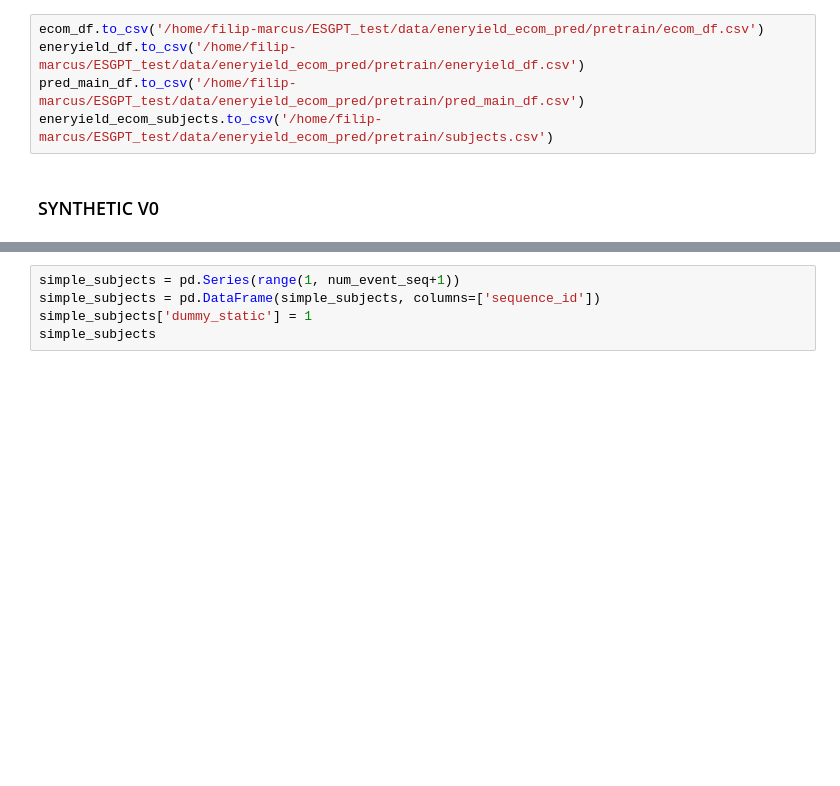
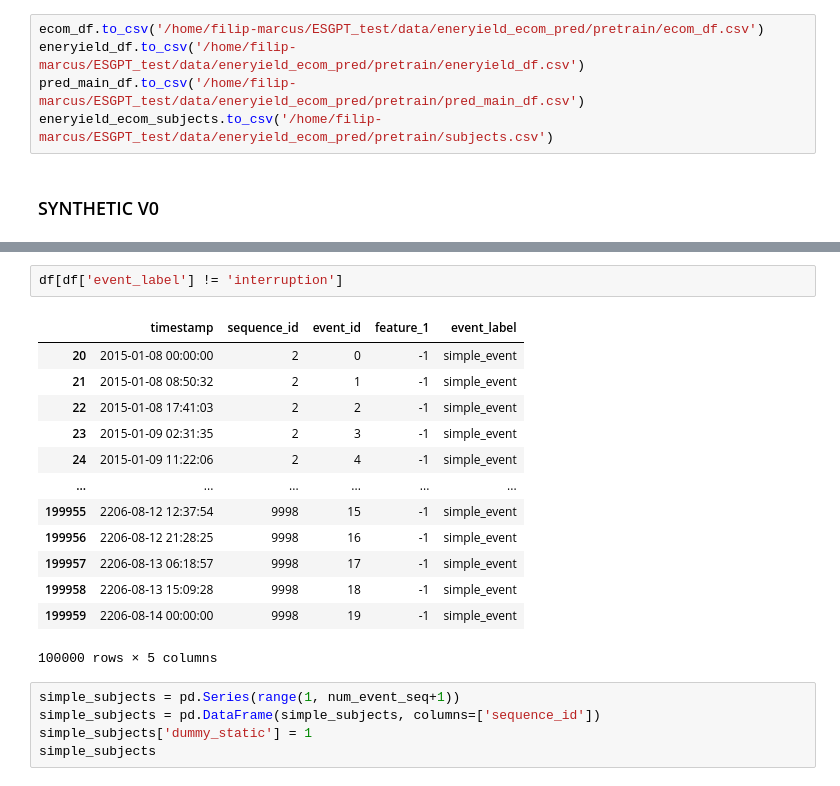
Before and after one commit to filipols/Master-thesis, a Jupyter notebook: notebooks/load_datasets.ipynb, the cells around one changed output, grey strips where cells are left out. Saved outputs shown, nothing was run; the diff lists cells and outputs as text; blank space fills up the shorter version.

```diff
--- a/notebooks/load_datasets.ipynb
+++ b/notebooks/load_datasets.ipynb
@@ -1964,4 +1957,20 @@ df
 200000 rows × 5 columns
+# %%
+df[df['event_label'] != 'interruption']
+# %% [output]
+|  | timestamp | sequence_id | event_id | feature_1 | event_label |
+| 20 | 2015-01-08 00:00:00 | 2 | 0 | -1 | simple_event |
+| 21 | 2015-01-08 08:50:32 | 2 | 1 | -1 | simple_event |
+| 22 | 2015-01-08 17:41:03 | 2 | 2 | -1 | simple_event |
+| 23 | 2015-01-09 02:31:35 | 2 | 3 | -1 | simple_event |
+| 24 | 2015-01-09 11:22:06 | 2 | 4 | -1 | simple_event |
+| ... | ... | ... | ... | ... | ... |
+| 199955 | 2206-08-12 12:37:54 | 9998 | 15 | -1 | simple_event |
+| 199956 | 2206-08-12 21:28:25 | 9998 | 16 | -1 | simple_event |
+| 199957 | 2206-08-13 06:18:57 | 9998 | 17 | -1 | simple_event |
+| 199958 | 2206-08-13 15:09:28 | 9998 | 18 | -1 | simple_event |
+| 199959 | 2206-08-14 00:00:00 | 9998 | 19 | -1 | simple_event |
+100000 rows × 5 columns
 # %%
 simple_subjects = pd.Series(range(1, num_event_seq+1))
 simple_subjects = pd.DataFrame(simple_subjects, columns=['sequence_id'])
```
Also changed, not shown: parts of 6 cells of this notebook, 22 other files.
